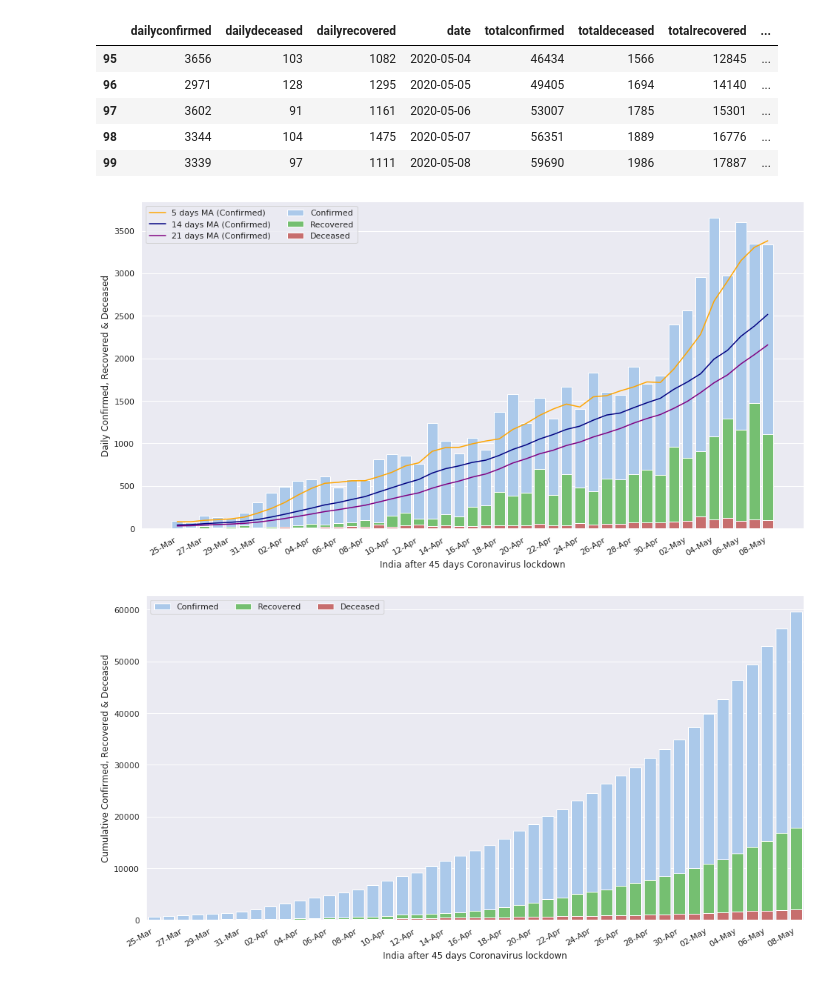
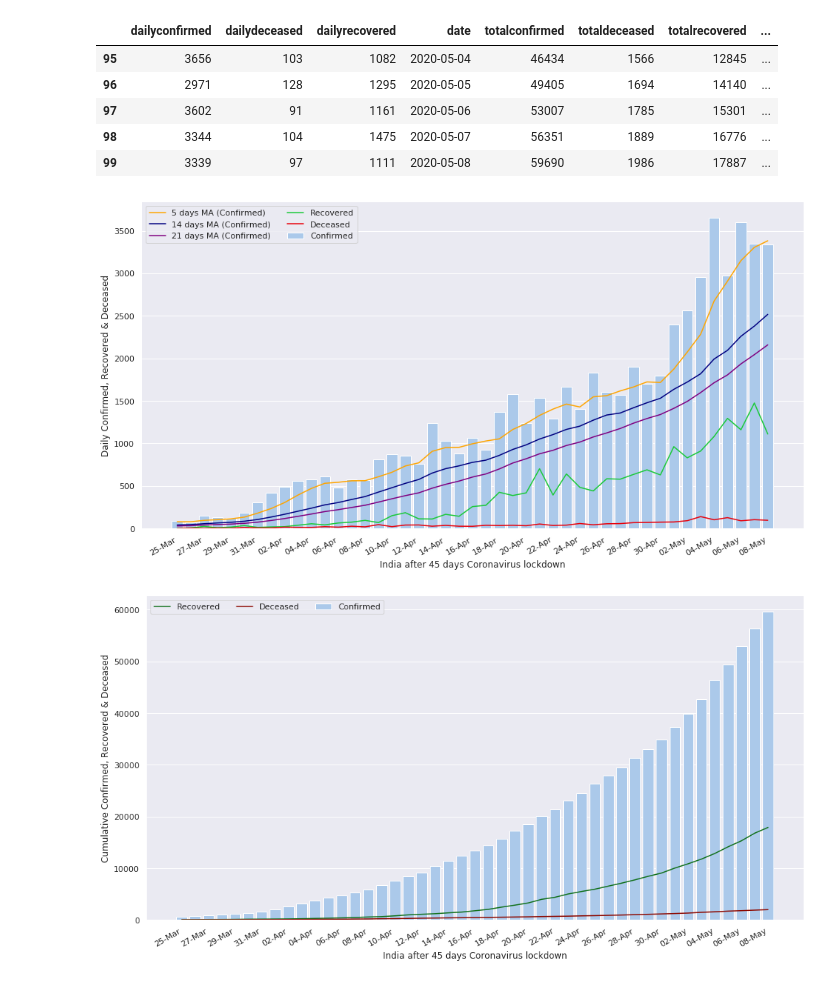
Before and after one commit to Tamal/covid19-india-chart, a Jupyter notebook: covid_chart.ipynb, the cells around one changed output. Cells and saved outputs as stored; diff of their text form; code cells hidden in the pictures.

Commit message:
Change chart type for recoverd & dead.

```diff
--- a/covid_chart.ipynb
+++ b/covid_chart.ipynb
@@ -42,14 +42,14 @@ sns.set(style="darkgrid")
 sns.set_color_codes("pastel")
 sns.barplot(x=df.date, y=df.dailyconfirmed, color='b', label='Confirmed')
 
-sns.set_color_codes("muted")
-sns.barplot(x=df.date, y=df.dailyrecovered, color='g', label='Recovered')
-sns.barplot(x=df.date, y=df.dailydeceased, color='r', label='Deceased')
-
 # Plot moving averages
 sns.lineplot(x=df.date, y=df.sma_5, color='orange', label='5 days MA (Confirmed)')
 sns.lineplot(x=df.date, y=df.sma_14, color='navy', label='14 days MA (Confirmed)')
 sns.lineplot(x=df.date, y=df.sma_21, color='purple', label='21 days MA (Confirmed)')
+
+sns.set_color_codes("bright")
+sns.lineplot(x=df.date, y=df.dailyrecovered, color='g', label='Recovered')
+sns.lineplot(x=df.date, y=df.dailydeceased, color='r', label='Deceased')
 
 # handles,labels = axs.get_legend_handles_labels()
 # handles = [handles[0], handles[1], handles[2], handles[3]]
@@ -78,36 +78,36 @@ axs.set(ylabel="Daily Confirmed, Recovered & Deceased", xlabel= "India after " +
 
 sns.despine(left=True, bottom=True)
 # %% [output]
-[figure, old version]
+[figure, new version]
 # %%
 # Initialize the matplotlib figure
 fig, axs = plt.subplots(figsize=(16, 9))
 
 sns.set_color_codes("pastel")
 sns.barplot(x=df.date, y=df.totalconfirmed, color='b', label='Confirmed')
-sns.set_color_codes("muted")
-sns.barplot(x=df.date, y=df.totalrecovered, color='g', label='Recovered')
-sns.barplot(x=df.date, y=df.totaldeceased, color='r', label='Deceased')
+sns.set_color_codes("dark")
+sns.lineplot(x=df.date, y=df.totalrecovered, color='g', label='Recovered')
+sns.lineplot(x=df.date, y=df.totaldeceased, color='r', label='Deceased')
 
 # set the frequency for labelling the xaxis
 freq = int(2)
 
 # set the xlabels as the datetime data for the given labelling frequency,
 # also use only the date for the label
 
 dt = df.iloc[::freq].date
 dt = pd.to_datetime(dt).dt.strftime('%d-%b')
 axs.set_xticklabels(dt)
 
 # set the xticks at the same frequency as the xlabels
 xtix = axs.get_xticks()
 axs.set_xticks(xtix[::freq])
 
 fig.autofmt_xdate()
 
 # Add a legend and informative axis label
 axs.legend(ncol=3, frameon=True)
 axs.set(ylabel="Cumulative Confirmed, Recovered & Deceased", xlabel= "India after " + str(len(df.index)) + " days Coronavirus lockdown")
 sns.despine(left=True, bottom=True)
 # %% [output]
-[figure, old version]
+[figure, new version]
```
Also changed, not shown: 3 other files.
